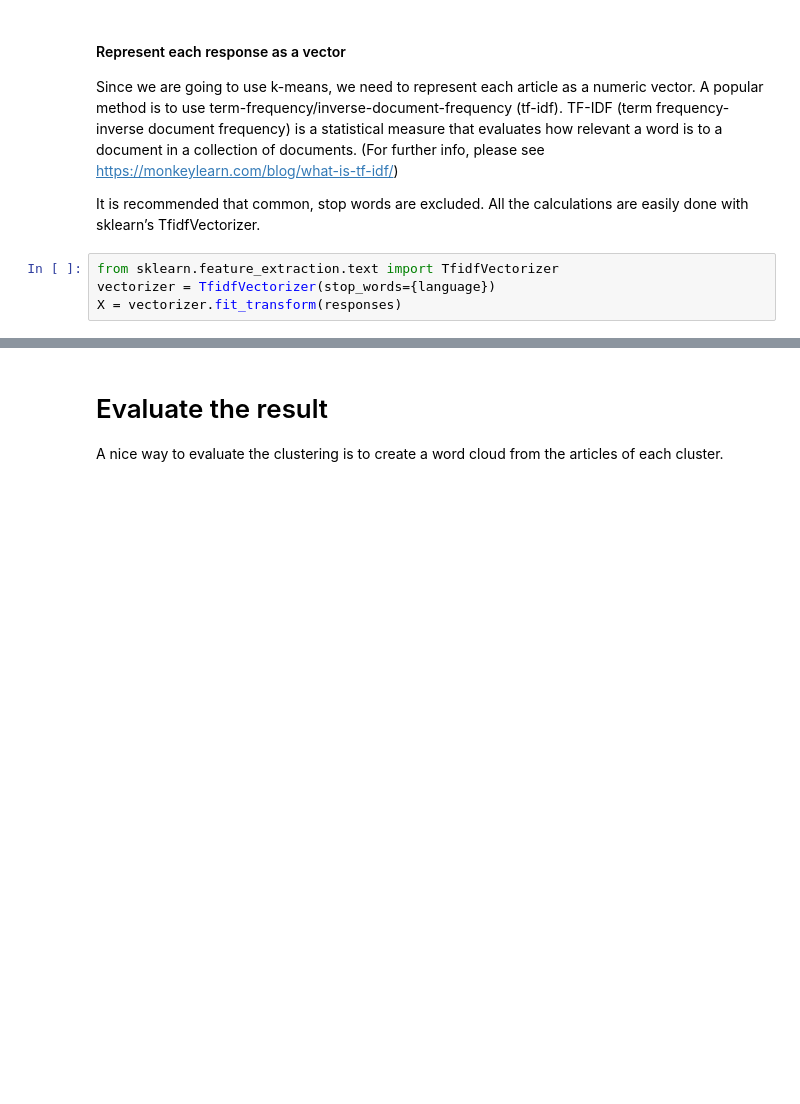
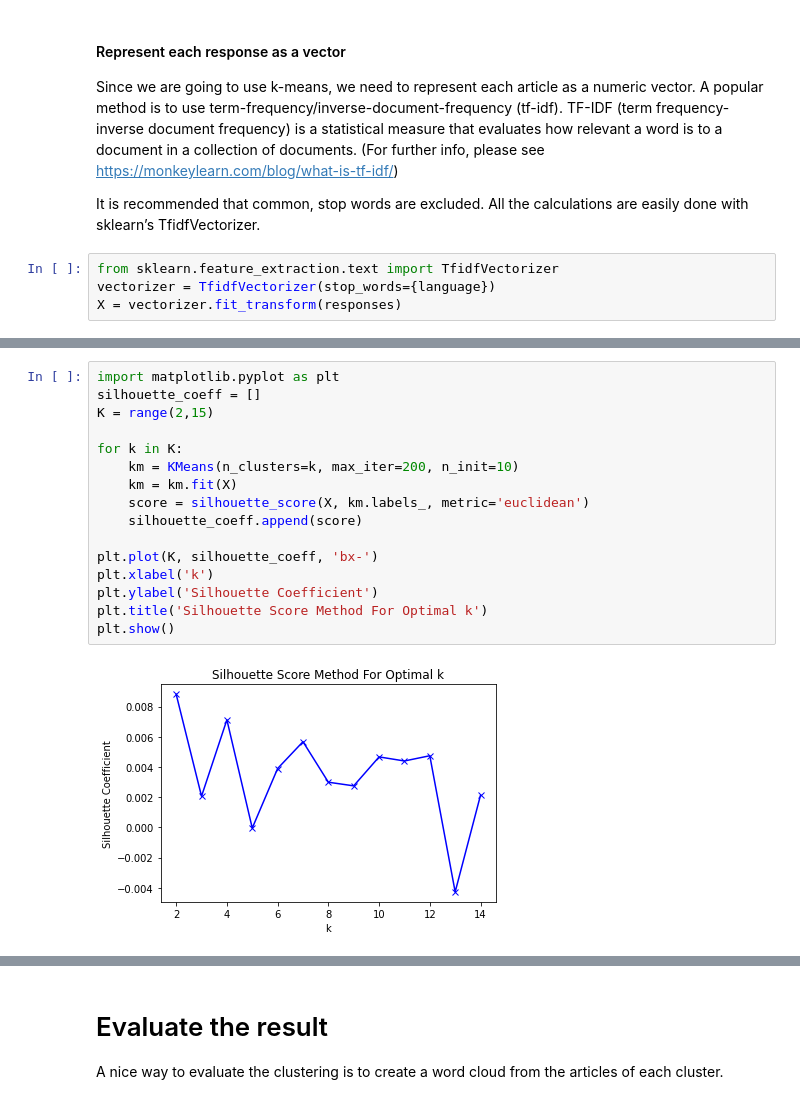
Before and after one commit to SCARLAT27122015/Musical-Instruments-Review---Text-Cluster-Analysis, a Jupyter notebook: Text Cluster Analysis.ipynb, the cells around one changed output, grey strips where cells are left out. Saved outputs shown, nothing was run; the diff lists cells and outputs as text; blank space fills up the shorter version.

```diff
--- a/Text Cluster Analysis.ipynb
+++ b/Text Cluster Analysis.ipynb
@@ -117,3 +118,21 @@ plt.show()
+# %%
+import matplotlib.pyplot as plt
+silhouette_coeff = []
+K = range(2,15)
+
+for k in K:
+    km = KMeans(n_clusters=k, max_iter=200, n_init=10)
+    km = km.fit(X)
+    score = silhouette_score(X, km.labels_, metric='euclidean')
+    silhouette_coeff.append(score)
+
+plt.plot(K, silhouette_coeff, 'bx-')
+plt.xlabel('k')
+plt.ylabel('Silhouette Coefficient')
+plt.title('Silhouette Score Method For Optimal k')
+plt.show()
+# %% [output]
+[figure, added]
 # %% [markdown]
 #### Decide the best K
 
```
Also changed, not shown: parts of 6 cells of this notebook.
